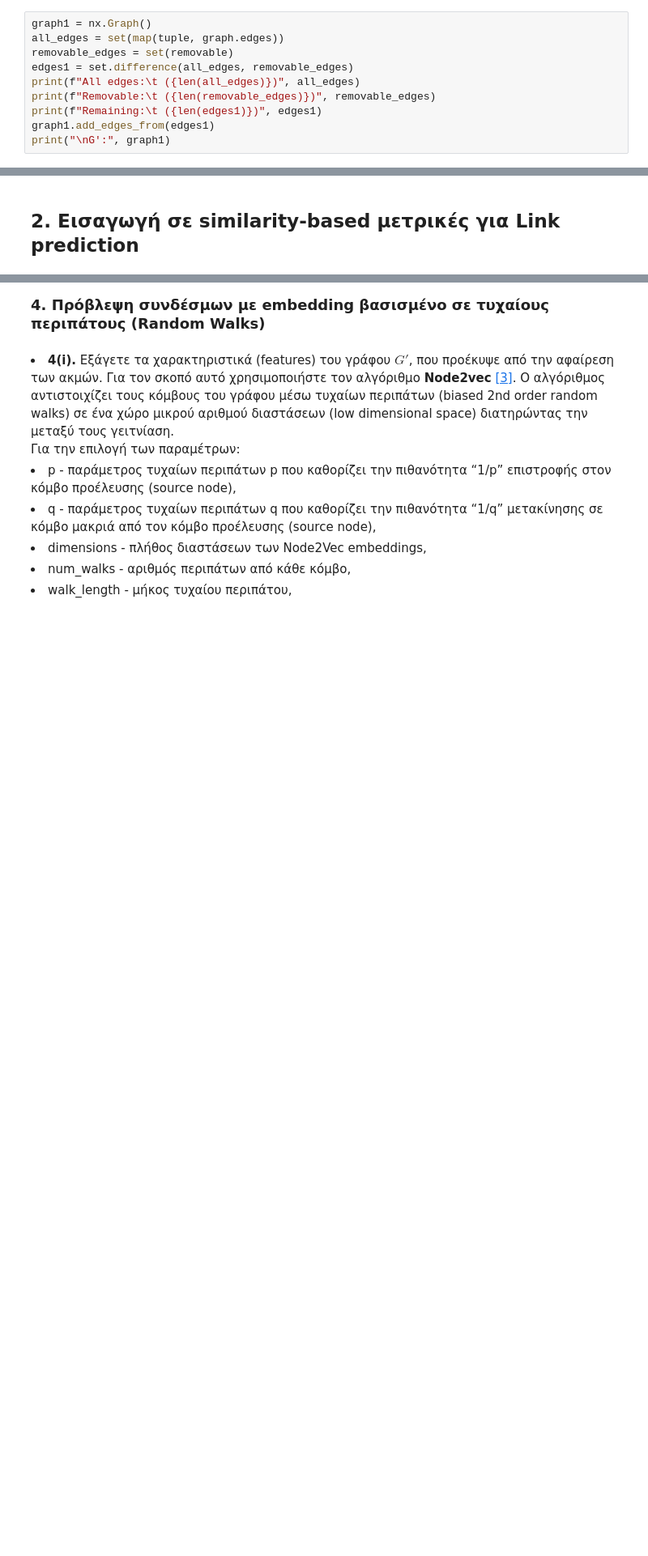
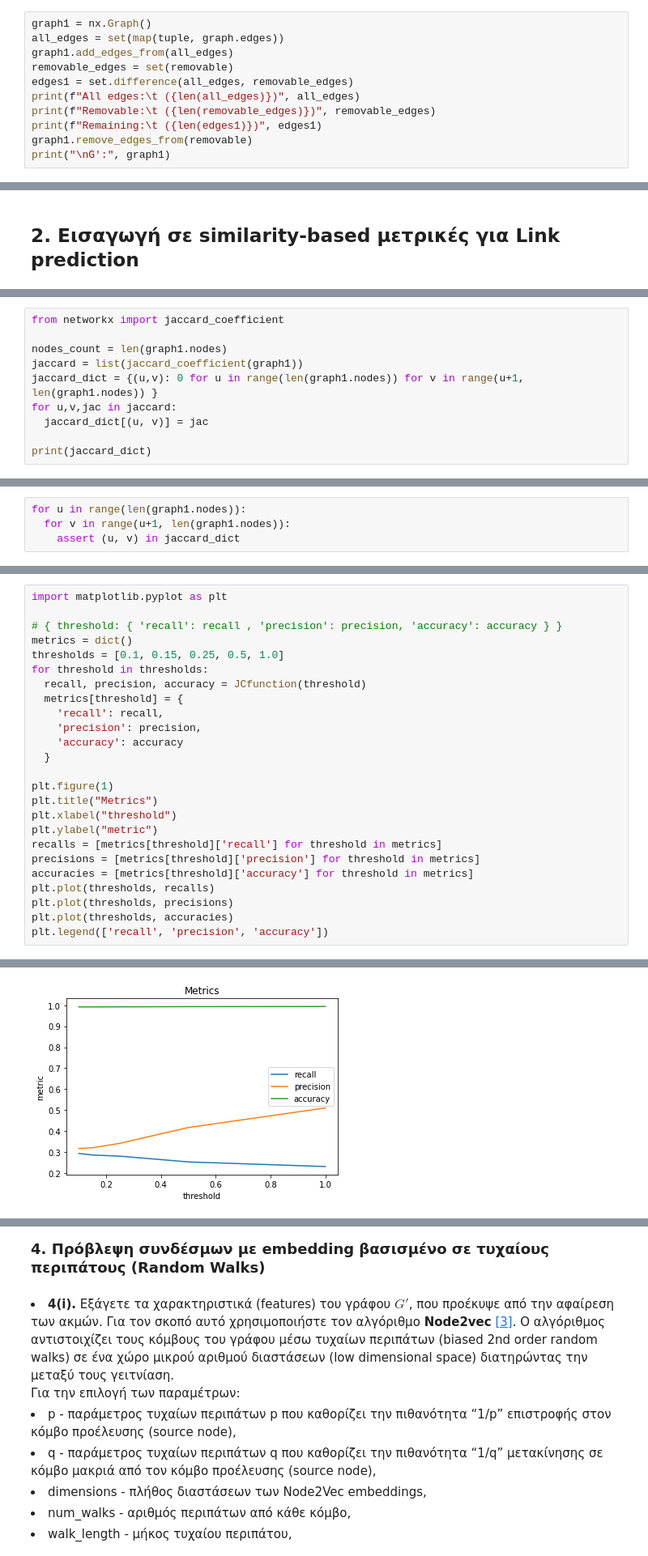
Before and after one commit to John-Atha/social-networks-NTUA, a Jupyter notebook: ex3/ex3.ipynb, the cells around one changed output, grey strips where cells are left out. Shown at 81% size. Saved outputs shown, nothing was run; the diff lists cells and outputs as text; blank space fills up the shorter version.

```diff
--- a/ex3/ex3.ipynb
+++ b/ex3/ex3.ipynb
@@ -185,12 +201,13 @@ Merged df shape: (92170, 3)
 # %%
 graph1 = nx.Graph()
 all_edges = set(map(tuple, graph.edges))
+graph1.add_edges_from(all_edges)
 removable_edges = set(removable)
 edges1 = set.difference(all_edges, removable_edges)
 print(f"All edges:\t ({len(all_edges)})", all_edges)
 print(f"Removable:\t ({len(removable_edges)})", removable_edges)
 print(f"Remaining:\t ({len(edges1)})", edges1)
-graph1.add_edges_from(edges1)
+graph1.remove_edges_from(removable)
 print("\nG':", graph1)
 # %% [output]
 All edges:       (565) {(88, 147), (5, 31), (104, 109), (132, 136), (125, 126), (73, 72), (106, 111), (18, 19), (222, 223), (399, 403), (331, 339), (28, 88), (113, 114), (336, 337), (89, 94), (300, 30 ...
@@ -212,0 +243,10 @@ report_graph(graph1)
+# %%
+from networkx import jaccard_coefficient
+
+nodes_count = len(graph1.nodes)
+jaccard = list(jaccard_coefficient(graph1))
+jaccard_dict = {(u,v): 0 for u in range(len(graph1.nodes)) for v in range(u+1, len(graph1.nodes)) }
+for u,v,jac in jaccard:
+  jaccard_dict[(u, v)] = jac
+
+print(jaccard_dict)
@@ -233 +294,5 @@ report_graph(graph1)
+# %%
+for u in range(len(graph1.nodes)):
+  for v in range(u+1, len(graph1.nodes)):
+    assert (u, v) in jaccard_dict
 # %%
@@ -237,0 +365,26 @@ report_graph(graph1)
+# %%
+import matplotlib.pyplot as plt
+
+# { threshold: { 'recall': recall , 'precision': precision, 'accuracy': accuracy } }
+metrics = dict()
+thresholds = [0.1, 0.15, 0.25, 0.5, 1.0]
+for threshold in thresholds:
+  recall, precision, accuracy = JCfunction(threshold)
+  metrics[threshold] = {
+    'recall': recall,
+    'precision': precision,
+    'accuracy': accuracy
+  }
+
+plt.figure(1)
+plt.title("Metrics")
+plt.xlabel("threshold")
+plt.ylabel("metric")
+recalls = [metrics[threshold]['recall'] for threshold in metrics]
+precisions = [metrics[threshold]['precision'] for threshold in metrics]
+accuracies = [metrics[threshold]['accuracy'] for threshold in metrics]
+plt.plot(thresholds, recalls)
+plt.plot(thresholds, precisions)
+plt.plot(thresholds, accuracies)
+plt.legend(['recall', 'precision', 'accuracy'])
+# %% [output]
@@ -238 +397,2 @@ report_graph(graph1)
+[figure, added]
 # %% [markdown]
```
Also changed, not shown: parts of 49 cells of this notebook, 3 other files.
